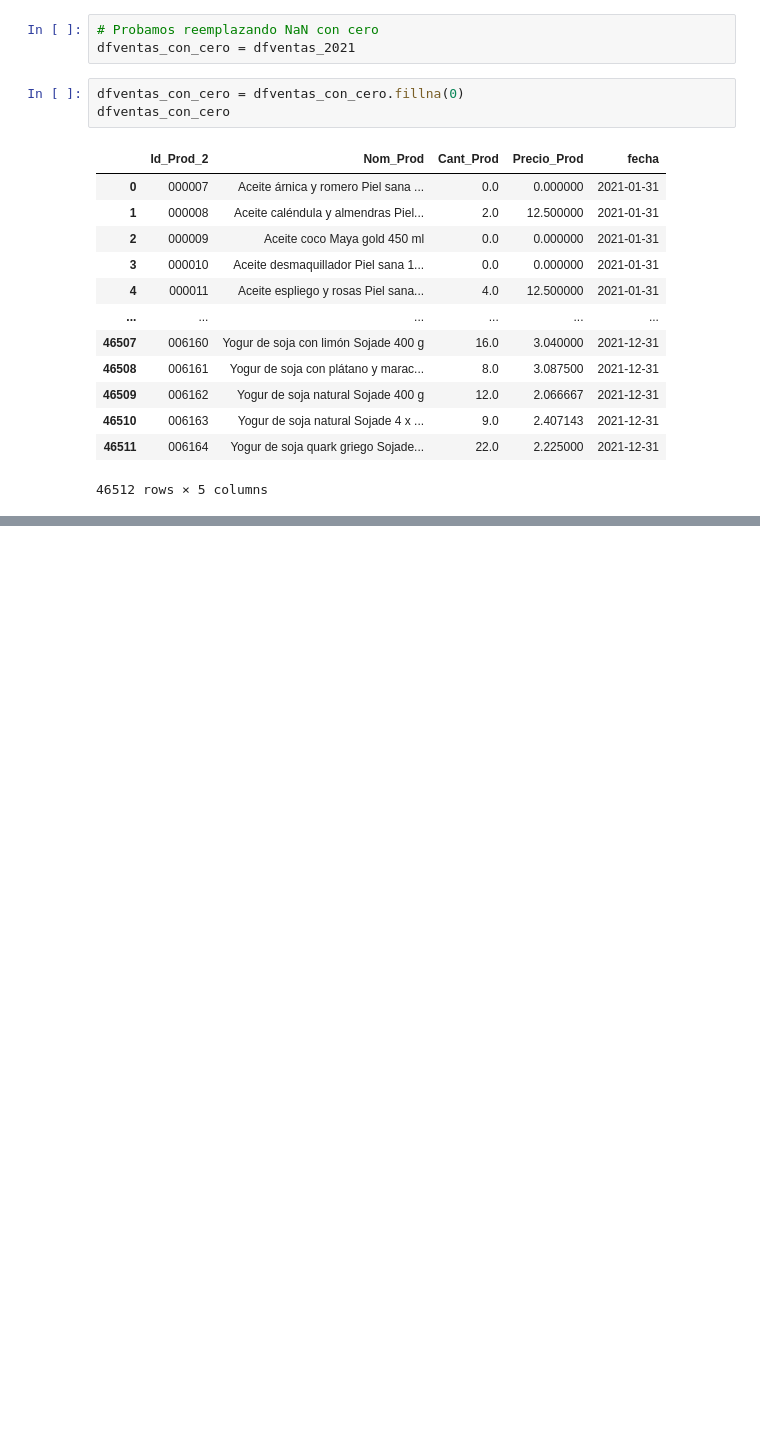
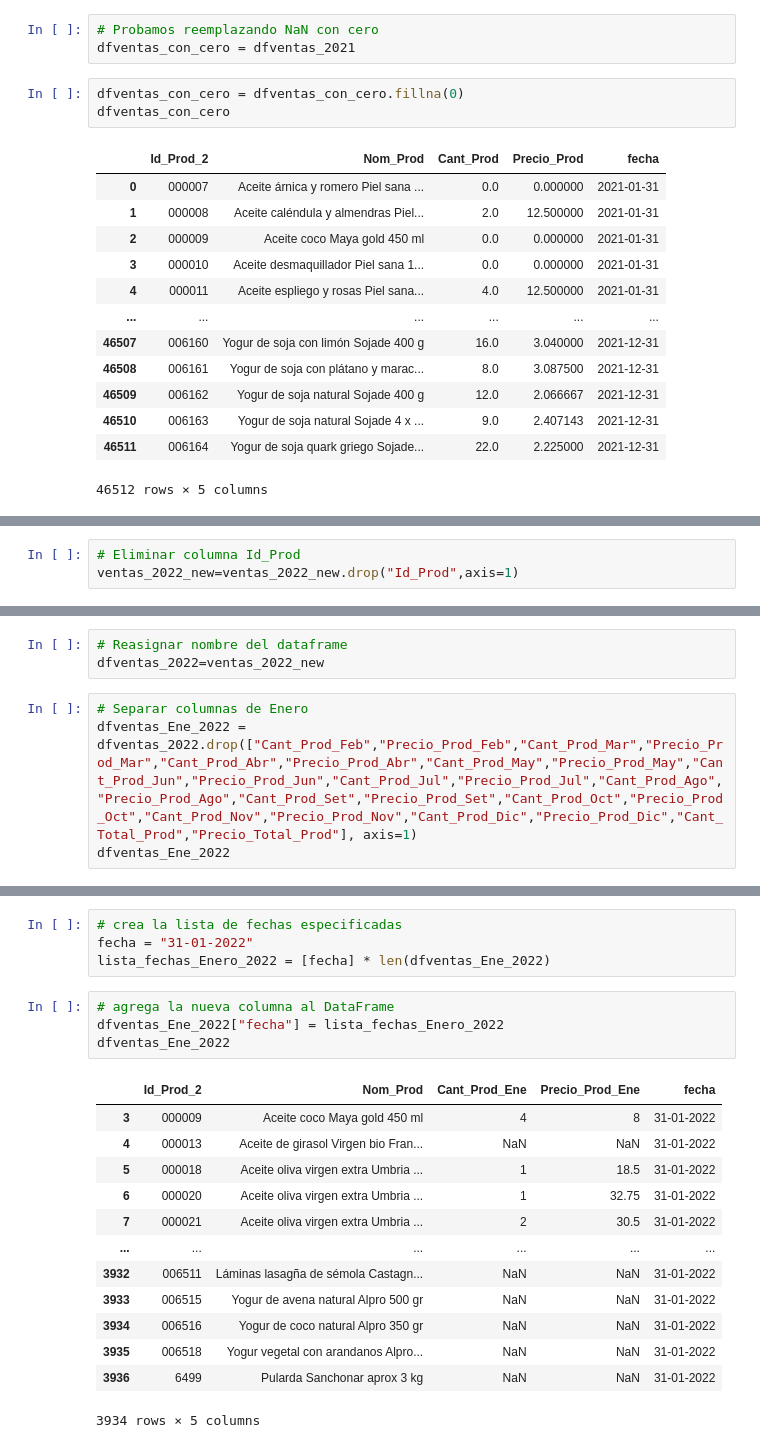
Before and after one commit to Factoria-F5-AI-Bootcamp-1-Edicion/Proyecto_Osa, a Jupyter notebook: Osa_limpieza.ipynb, the cells around one changed output, grey strips where cells are left out. Saved outputs shown, nothing was run; the diff lists cells and outputs as text; blank space fills up the shorter version.

```diff
--- a/Osa_limpieza.ipynb
+++ b/Osa_limpieza.ipynb
@@ -822,0 +980,3 @@ dfventas_con_cero
+# %%
+# Eliminar columna Id_Prod
+ventas_2022_new=ventas_2022_new.drop("Id_Prod",axis=1)
@@ -822,0 +990,7 @@ dfventas_con_cero
+# %%
+# Reasignar nombre del dataframe
+dfventas_2022=ventas_2022_new
+# %%
+# Separar columnas de Enero
+dfventas_Ene_2022 = dfventas_2022.drop(["Cant_Prod_Feb","Precio_Prod_Feb","Cant_Prod_Mar","Precio_Prod_Mar","Cant_Prod_Abr","Precio_Prod_Abr","Cant_Prod_May","Precio_Prod_May","Cant_Prod_Jun","Precio_Prod_Jun","Cant_Prod_Jul","Precio_Prod_Jul","Cant_Prod_Ago","Precio_Prod_Ago","Cant_Prod_Set","Precio_Prod_Set","Cant_Prod_Oct","Precio_Prod_Oct","Cant_Prod_Nov","Precio_Prod_Nov","Cant_Prod_Dic","Precio_Prod_Dic","Cant_Total_Prod","Precio_Total_Prod"], axis=1)
+dfventas_Ene_2022
@@ -822,0 +1017,22 @@ dfventas_con_cero
+# %%
+# crea la lista de fechas especificadas
+fecha = "31-01-2022"
+lista_fechas_Enero_2022 = [fecha] * len(dfventas_Ene_2022)
+# %%
+# agrega la nueva columna al DataFrame
+dfventas_Ene_2022["fecha"] = lista_fechas_Enero_2022
+dfventas_Ene_2022
+# %% [output]
+|  | Id_Prod_2 | Nom_Prod | Cant_Prod_Ene | Precio_Prod_Ene | fecha |
+| 3 | 000009 | Aceite coco Maya gold 450 ml | 4 | 8 | 31-01-2022 |
+| 4 | 000013 | Aceite de girasol Virgen bio Fran... | NaN | NaN | 31-01-2022 |
+| 5 | 000018 | Aceite oliva virgen extra Umbria ... | 1 | 18.5 | 31-01-2022 |
+| 6 | 000020 | Aceite oliva virgen extra Umbria ... | 1 | 32.75 | 31-01-2022 |
+| 7 | 000021 | Aceite oliva virgen extra Umbria ... | 2 | 30.5 | 31-01-2022 |
+| ... | ... | ... | ... | ... | ... |
+| 3932 | 006511 | Láminas lasagña de sémola Castagn... | NaN | NaN | 31-01-2022 |
+| 3933 | 006515 | Yogur de avena natural Alpro 500 gr | NaN | NaN | 31-01-2022 |
+| 3934 | 006516 | Yogur de coco natural Alpro 350 gr | NaN | NaN | 31-01-2022 |
+| 3935 | 006518 | Yogur vegetal con arandanos Alpro... | NaN | NaN | 31-01-2022 |
+| 3936 | 6499 | Pularda Sanchonar aprox 3 kg | NaN | NaN | 31-01-2022 |
+3934 rows × 5 columns
```
Also changed, not shown: parts of 47 cells of this notebook, 1 other file.
